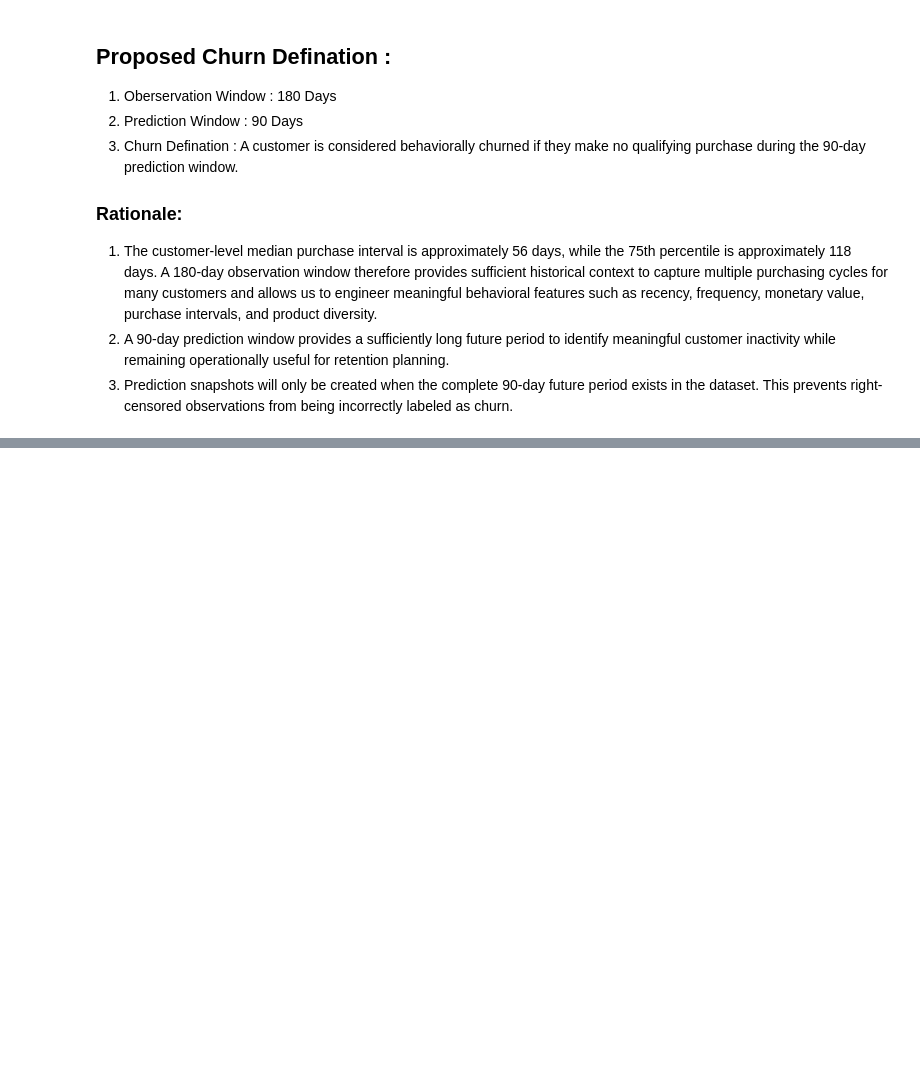
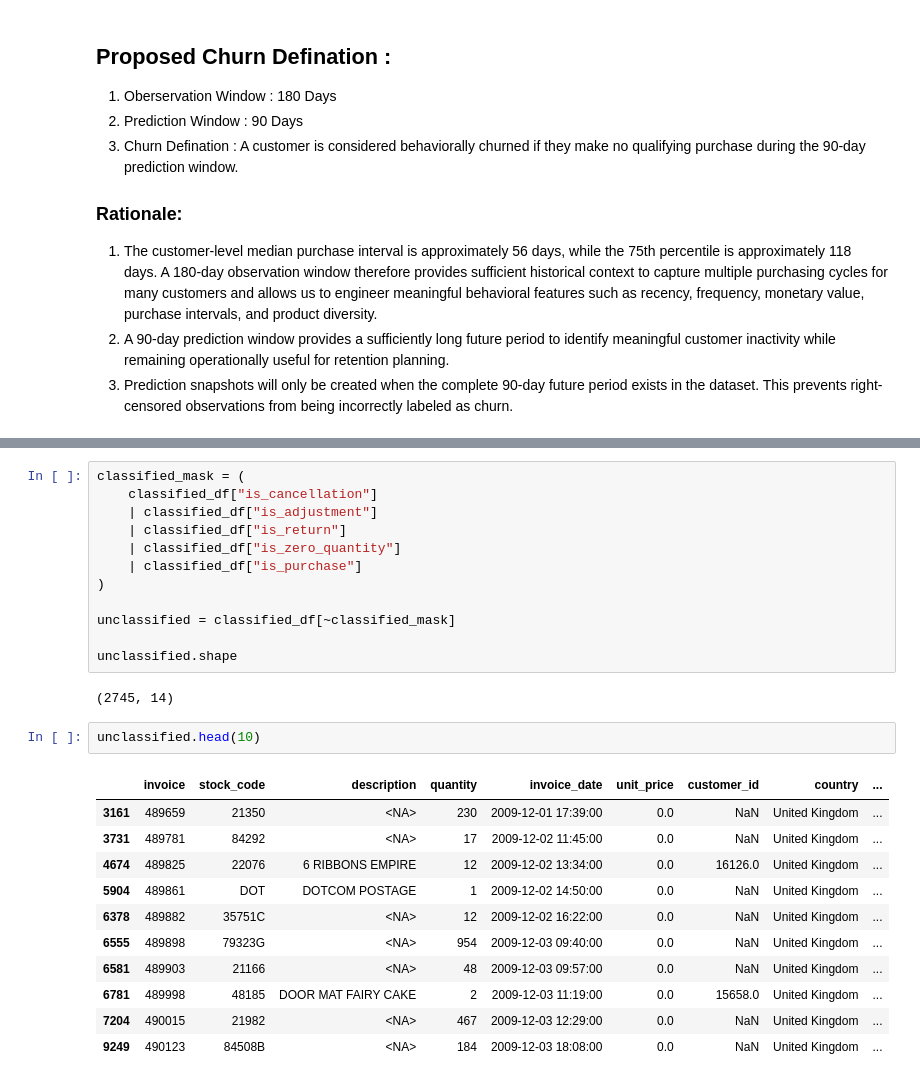
Before and after one commit to VishnuVardhanKasireddy/customer-churn-intelligence-platform, a Jupyter notebook: notebooks/01_data_understanding.ipynb, the cells around one changed output, grey strips where cells are left out. Cells and saved outputs as stored; diff of their text form; blank space fills up the shorter version.

```diff
--- a/notebooks/01_data_understanding.ipynb
+++ b/notebooks/01_data_understanding.ipynb
@@ -644,0 +717,28 @@ dtype: int64
+# %%
+classified_mask = (
+    classified_df["is_cancellation"]
+    | classified_df["is_adjustment"]
+    | classified_df["is_return"]
+    | classified_df["is_zero_quantity"]
+    | classified_df["is_purchase"]
+)
+
+unclassified = classified_df[~classified_mask]
+
+unclassified.shape
+# %% [output]
+(2745, 14)
+# %%
+unclassified.head(10)
+# %% [output]
+|  | invoice | stock_code | description | quantity | invoice_date | unit_price | customer_id | country | ... |
+| 3161 | 489659 | 21350 | <NA> | 230 | 2009-12-01 17:39:00 | 0.0 | NaN | United Kingdom | ... |
+| 3731 | 489781 | 84292 | <NA> | 17 | 2009-12-02 11:45:00 | 0.0 | NaN | United Kingdom | ... |
+| 4674 | 489825 | 22076 | 6 RIBBONS EMPIRE | 12 | 2009-12-02 13:34:00 | 0.0 | 16126.0 | United Kingdom | ... |
+| 5904 | 489861 | DOT | DOTCOM POSTAGE | 1 | 2009-12-02 14:50:00 | 0.0 | NaN | United Kingdom | ... |
+| 6378 | 489882 | 35751C | <NA> | 12 | 2009-12-02 16:22:00 | 0.0 | NaN | United Kingdom | ... |
+| 6555 | 489898 | 79323G | <NA> | 954 | 2009-12-03 09:40:00 | 0.0 | NaN | United Kingdom | ... |
+| 6581 | 489903 | 21166 | <NA> | 48 | 2009-12-03 09:57:00 | 0.0 | NaN | United Kingdom | ... |
+| 6781 | 489998 | 48185 | DOOR MAT FAIRY CAKE | 2 | 2009-12-03 11:19:00 | 0.0 | 15658.0 | United Kingdom | ... |
+| 7204 | 490015 | 21982 | <NA> | 467 | 2009-12-03 12:29:00 | 0.0 | NaN | United Kingdom | ... |
+| 9249 | 490123 | 84508B | <NA> | 184 | 2009-12-03 18:08:00 | 0.0 | NaN | United Kingdom | ... |
```
Also changed, not shown: parts of 31 cells of this notebook, 2 other files.
